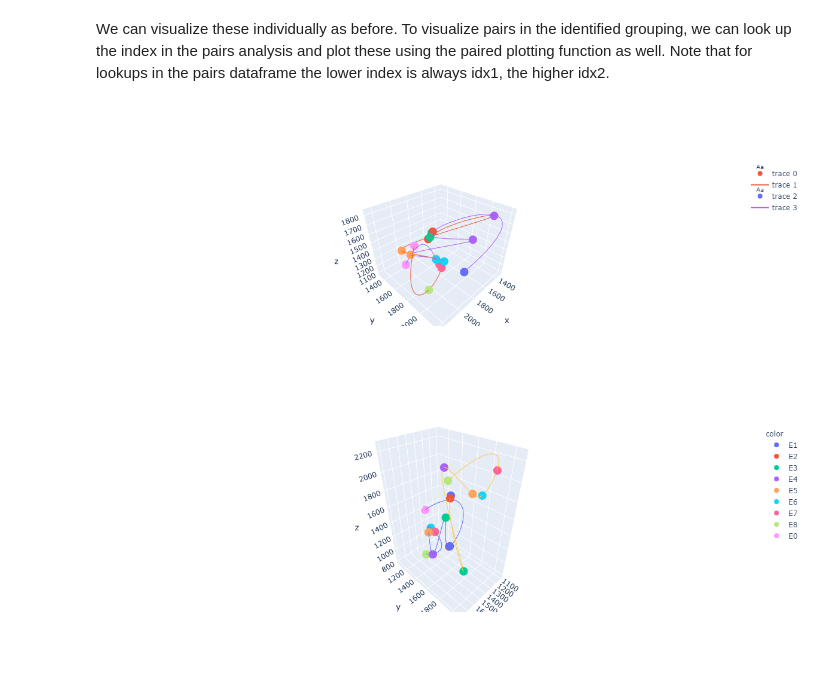
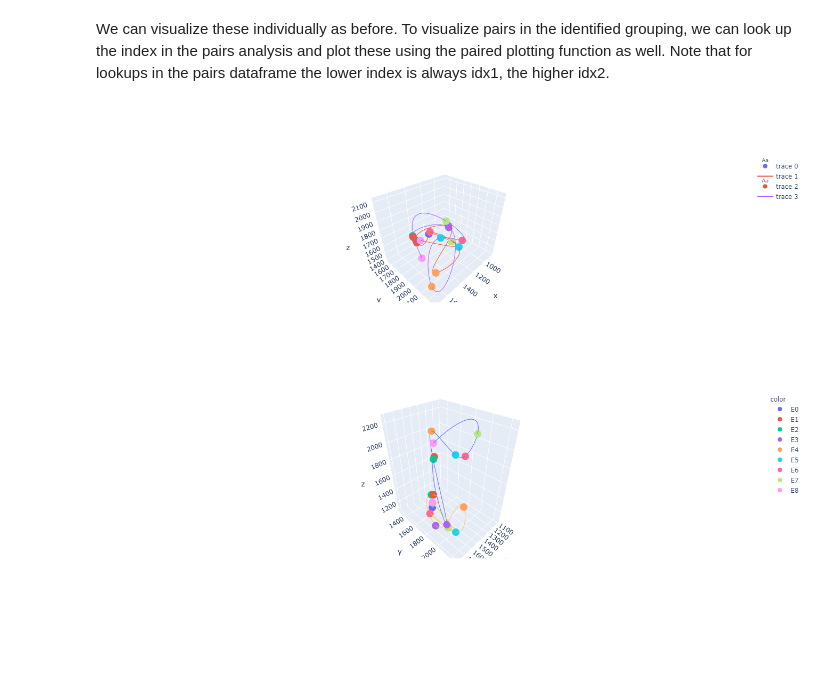
Before and after one commit to gerlichlab/looptrace, a Jupyter notebook: tracing_example.ipynb, the cells around one changed output. Drawn from its saved outputs; the diff is of its cells as text; code cells hidden in the pictures; blank space fills up the shorter version.

```diff
--- a/tracing_example.ipynb
+++ b/tracing_example.ipynb
@@ -63,7 +63,7 @@ Number of traces in analysis:  15
 # %% [markdown]
 Further, we can do a paired analysis on traces to figure out similarities between sets of traces. The output of this analysis contains the original indexes and point coordinates of the two compared indexes, the second trace aligned to the first by least squares fitting, and three metrics of similarity between the two traces. These are the mse of the alignment, and the mse of the two pair-wise distance matrices, as well as the Pearson's correlation coefficient between the PWDs. We sort the matrix for to find pairs with a high PCC.
 # %%
-pairs = tr.trace_analysis(traces_long, pwds_long)
+pairs = tr.trace_analysis(traces_long_exc, pwds_long_exc)
 T.save_data(pairs=pairs, suffix='_min8_')
 pairs.sort_values(by=['pwd_pcc'], ascending=False).head()
 # %% [output]
@@ -91,9 +91,9 @@ Z = tr.trace_clustering(pairs, metric='pwd_pcc')
 # %% [markdown]
 We can visualize these individually as before. To visualize pairs in the identified grouping, we can look up the index in the pairs analysis and plot these using the paired plotting function as well. Note that for lookups in the pairs dataframe the lower index is always idx1, the higher idx2.
 # %%
-idx=pairs[(pairs['idx1']==7) & (pairs['idx2']==19)].index[0]
+idx=pairs[(pairs['idx1']==5) & (pairs['idx2']==7)].index[0]
 tr.plot_paired_traces(pairs, idx)
-tr.plot_traces(traces,[7,19])
+tr.plot_traces(traces,[5,7])
 # %% [output]
-[figure, old version]
+[figure, new version]
-[figure, old version]
+[figure, new version]
```
Also changed, not shown: parts of 3 cells of this notebook.
